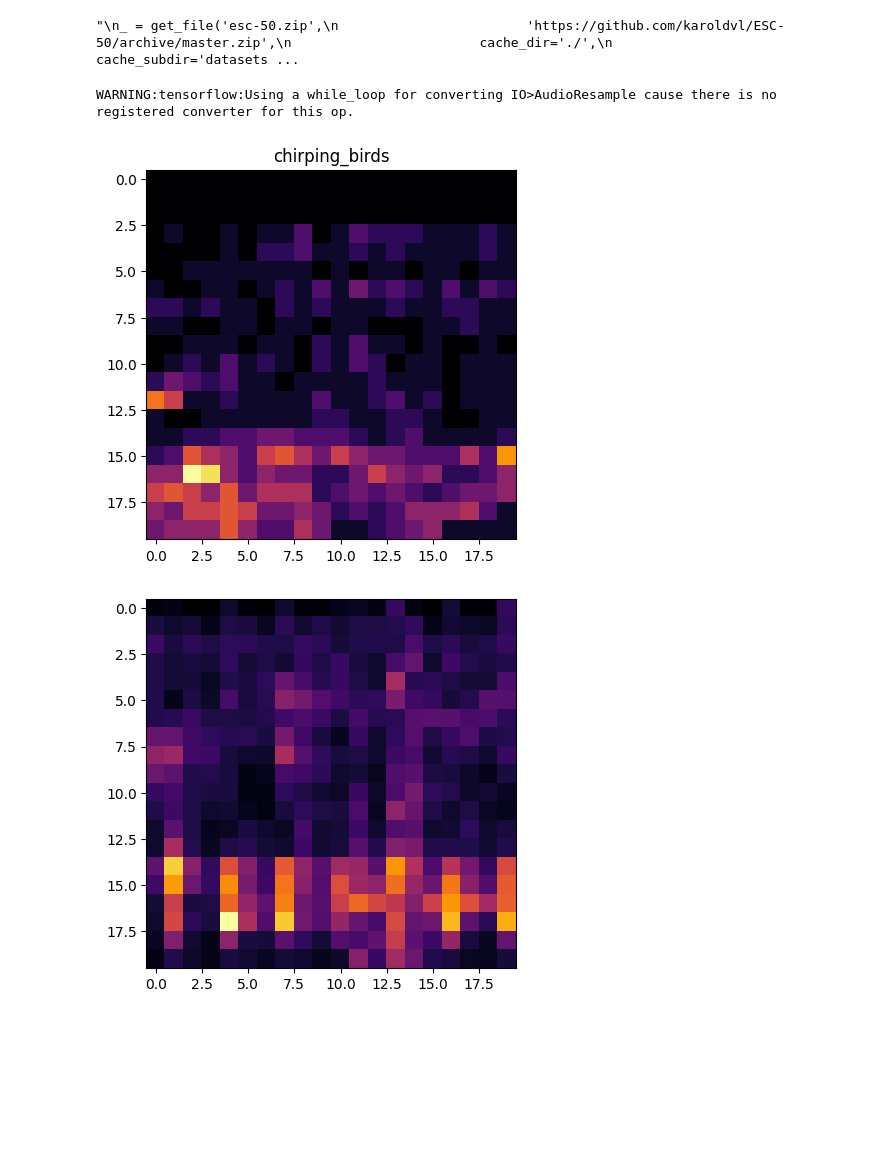
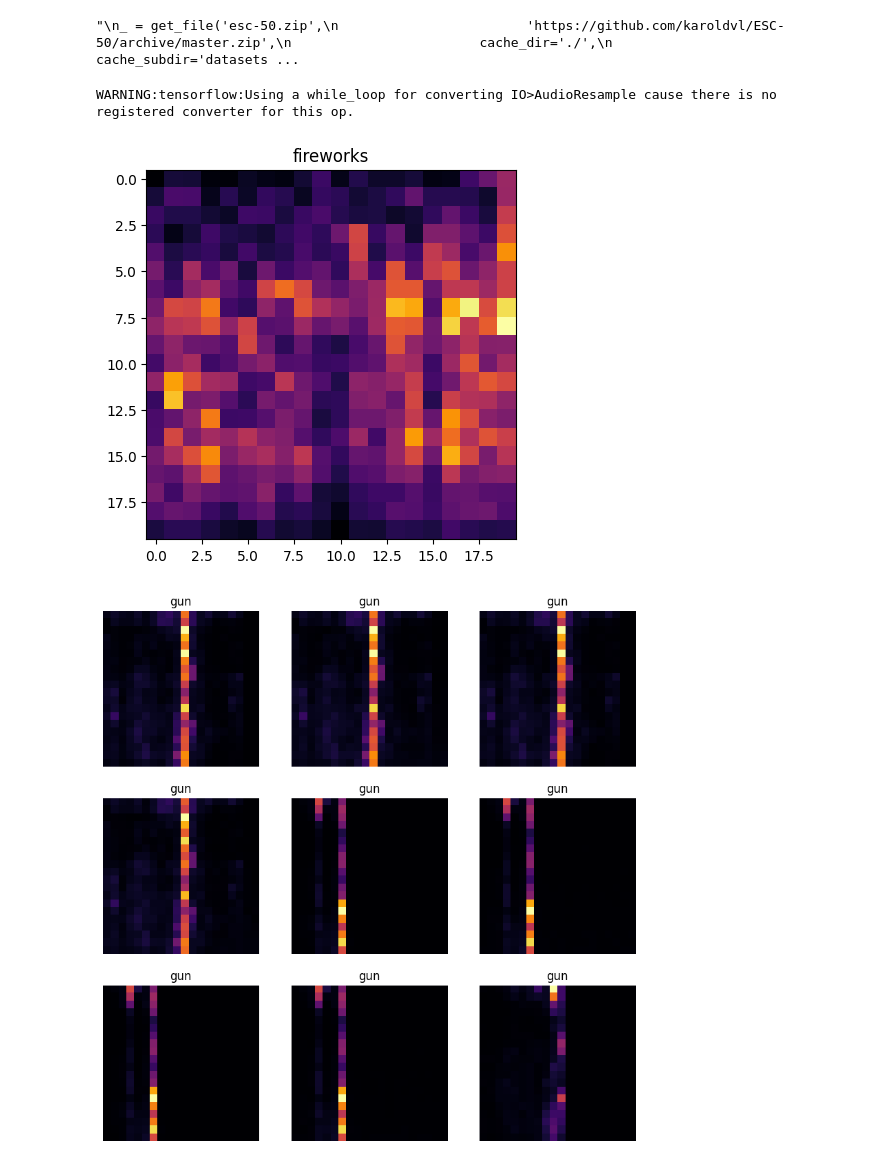
Before and after one commit to LoicTumelaire/LELEC210X, a Jupyter notebook: classification/tensorflow2.ipynb, the cells around one changed output. Saved outputs shown, nothing was run; the diff lists cells and outputs as text; code cells hidden in the pictures; blank space fills up the shorter version.

Commit message:
adding gun to dataset

```diff
--- a/classification/tensorflow2.ipynb
+++ b/classification/tensorflow2.ipynb
@@ -45,13 +47,15 @@ def load_wav_16k_mono(filename):
 # %%
 # Current path of the file
 curDir = str(os.getcwd())
+
+seed = int(time.time())
 
 esc50_csv = curDir+'\classification\src\classification\datasets\ESC-50\meta\esc50.csv'
 base_data_path = 'classification/src/classification/datasets/ESC-50/audio'
 
 pd_data = pd.read_csv(esc50_csv)
 
-my_classes = ['chirping_birds', 'chainsaw', 'crackling_fire', 'helicopter', 'hand_saw', 'fireworks']
+my_classes = ['chainsaw', 'helicopter', 'fireworks', 'gun']
 map_class_to_id  = {label: idx for idx, label in enumerate(my_classes)}
 
 filtered_pd = pd_data[pd_data.category.isin(my_classes)]
@@ -65,17 +69,17 @@ unknown_pd = unknown_pd.assign(target=5)
 # reduce the number of unknown samples to balance the dataset
 
 unknown_pd = unknown_pd.sample(frac=40/1800, random_state=int(time.time()))
+
 """
 filtered_pd = pd.concat([filtered_pd, unknown_pd])
 """
+
 full_path = filtered_pd['filename'].apply(lambda row: os.path.join(base_data_path, row))
 filtered_pd = filtered_pd.assign(filename=full_path)
 
 filenames = filtered_pd['filename']
 targets = filtered_pd['target']
 folds = filtered_pd['fold']
-
-my_classes = ['chirping_birds', 'chainsaw', 'crackling_fire', 'helicopter', 'hand_saw', 'fireworks']
 # %%
 main_ds = tf.data.Dataset.from_tensor_slices((filenames, targets, folds))
 
@@ -87,8 +91,13 @@ main_ds = main_ds.map(load_wav_for_map)
 
 @tf.function
 def apply_time_shift(wav, label, fold):
+  if len(wav) < 20*512:
+    sig = tf.zeros(20*512, dtype=tf.float32)
+    sig = tf.concat([sig[:-len(wav)], wav], axis=0)
+    return sig, label, fold
   shift = tf.random.uniform(shape=[], minval=0, maxval=tf.shape(wav)[0] - 20*512, dtype=tf.int32)
-  return wav[shift:shift+20*512], label, fold
+  wav = wav[shift:shift+20*512]
+  return wav, label, fold
 
 main_ds_time_shift_1 = main_ds.map(apply_time_shift)
 main_ds_time_shift_2 = main_ds.map(apply_time_shift)
@@ -109,14 +118,26 @@ def apply_bandpass(wav, label, fold):
 # main_ds = tf.data.Dataset.zip((main_ds, main_ds_bandpass)).flat_map(lambda x, y: tf.data.Dataset.from_tensors(x).concatenate(tf.data.Dataset.from_tensors(y)))
 
 @tf.function
+def apply_echo(wav, label, fold):
+  shift = tf.random.uniform(shape=[], minval=0, maxval=1024, dtype=tf.int32)
+  echo = tf.roll(wav, shift=shift, axis=0)
+  amplitude = tf.random.uniform(shape=[], minval=0.05, maxval=0.1, dtype=tf.float32)
+  echo = echo * amplitude
+  return wav + echo, label, fold
+
+main_ds_echo = main_ds.map(apply_echo)
+main_ds = tf.data.Dataset.zip((main_ds, main_ds_echo)).flat_map(lambda x, y: tf.data.Dataset.from_tensors(x).concatenate(tf.data.Dataset.from_tensors(y)))
+
+@tf.function
 def apply_noise(wav, label, fold):
   # get wav energy
-  energy = tf.reduce_sum(wav ** 2) / tf.cast(tf.shape(wav)[0], tf.float32)
+  energy = tf.reduce_sum(wav ** 2) / tf.cast(tf.size(wav), tf.float32)
   # add gaussian noise
-  noise = tf.random.normal(tf.shape(wav), stddev=energy * 0.1)
+  noise = tf.random.normal(tf.shape(wav), mean = 0.0, stddev = energy, dtype=tf.float32)
   return wav + noise, label, fold
 
-main_ds = main_ds.map(apply_noise)
+main_ds_noise = main_ds.map(apply_noise)
+main_ds = tf.data.Dataset.zip((main_ds, main_ds_noise)).flat_map(lambda x, y: tf.data.Dataset.from_tensors(x).concatenate(tf.data.Dataset.from_tensors(y)))
 
 # plot the first 9 waveforms with time shift
 """
@@ -135,19 +156,20 @@ plt.show()
 @tf.function
 def wav2spec(wav, label, fold):
   spectrogram = tfio.audio.spectrogram(wav, nfft=512, window=256, stride=512)
+  spectrogram = tf.abs(spectrogram)
   mel_spectrogram = tfio.audio.melscale(spectrogram, rate=12000, mels=20, fmin=0, fmax=6000)
   mel_spectrogram = tf.expand_dims(mel_spectrogram, -1)  # Ensure 3 dimensions
   mel_spectrogram = tf.image.rot90(mel_spectrogram, k=-1)
   return mel_spectrogram, label, fold
 
 main_ds = main_ds.map(wav2spec)
-
+"""
 @tf.function
 def float_to_quint16(spec, label, fold):
   return tf.cast(spec, tf.uint16), label, fold
 
 main_ds = main_ds.map(float_to_quint16)
-
+"""
 # plot the first 9 spectrograms
 
 spec, label, fold = next(iter(main_ds.take(1)))
@@ -155,50 +177,63 @@ plt.imshow(spec.numpy(), cmap='inferno')
 plt.title(my_classes[label.numpy()])
 plt.show()
 
-"""
+gun_ds = main_ds.filter(lambda spec, label, fold: label == 3)
+
+# plot the first 9 spectrograms of the gun class
+
 fig, axes = plt.subplots(3, 3, figsize=(10, 10))
-for i, (spec, label, fold) in enumerate(main_ds.take(9)):
+for i, (spec, label, fold) in enumerate(gun_ds.take(9)):
   r, c = i // 3, i % 3
   ax = axes[r, c]
   ax.imshow(spec.numpy(), cmap='inferno')
   ax.set_title(my_classes[label.numpy()])
   ax.axis('off')
 plt.show()
-"""
+
+fig, axes = plt.subplots(4, 4, figsize=(10, 10))
+for i, (spec, label, fold) in enumerate(main_ds.take(16)):
+  r, c = i // 4, i % 4
+  ax = axes[r, c]
+  ax.imshow(spec.numpy(), cmap='inferno')
+  ax.set_title(my_classes[label.numpy()])
+  ax.axis('off')
+plt.show()
+
 file1 = np.load("classification/data/melspecs/0005001a00.npy")
 plt.imshow(file1.reshape(20, 20), cmap='inferno')
 plt.show()
+
 
 # split the dataset into training and validation sets
 
 @tf.function
 def is_validation(fold):
   return fold == 1
 
 @tf.function
 def is_test(fold):
   return fold == 2
 
 train_ds = main_ds.filter(lambda wav, label, fold: not is_validation(fold) and not is_test(fold))
 val_ds = main_ds.filter(lambda wav, label, fold: is_validation(fold))
 test_ds = main_ds.filter(lambda wav, label, fold: is_test(fold))
 
 # shuffle the training dataset
 
-train_ds = train_ds.shuffle(buffer_size=1000, reshuffle_each_iteration=True)
+train_ds = train_ds.shuffle(buffer_size=1000, reshuffle_each_iteration=True, seed = seed)
 
 # batch the datasets
 
 train_ds = train_ds.batch(32)
 val_ds = val_ds.batch(32)
 test_ds = test_ds.batch(32)
 
 # prepare the datasets for training
 
 train_ds = train_ds.prefetch(tf.data.experimental.AUTOTUNE)
 val_ds = val_ds.prefetch(tf.data.experimental.AUTOTUNE)
 test_ds = test_ds.prefetch(tf.data.experimental.AUTOTUNE)
 # %% [output]
 WARNING:tensorflow:Using a while_loop for converting IO>AudioResample cause there is no registered converter for this op.
-[figure, old version]
+[figure, new version]
-[figure, old version]
+[figure, new version]
```
Also changed, not shown: parts of 5 cells of this notebook, 42 other files.
